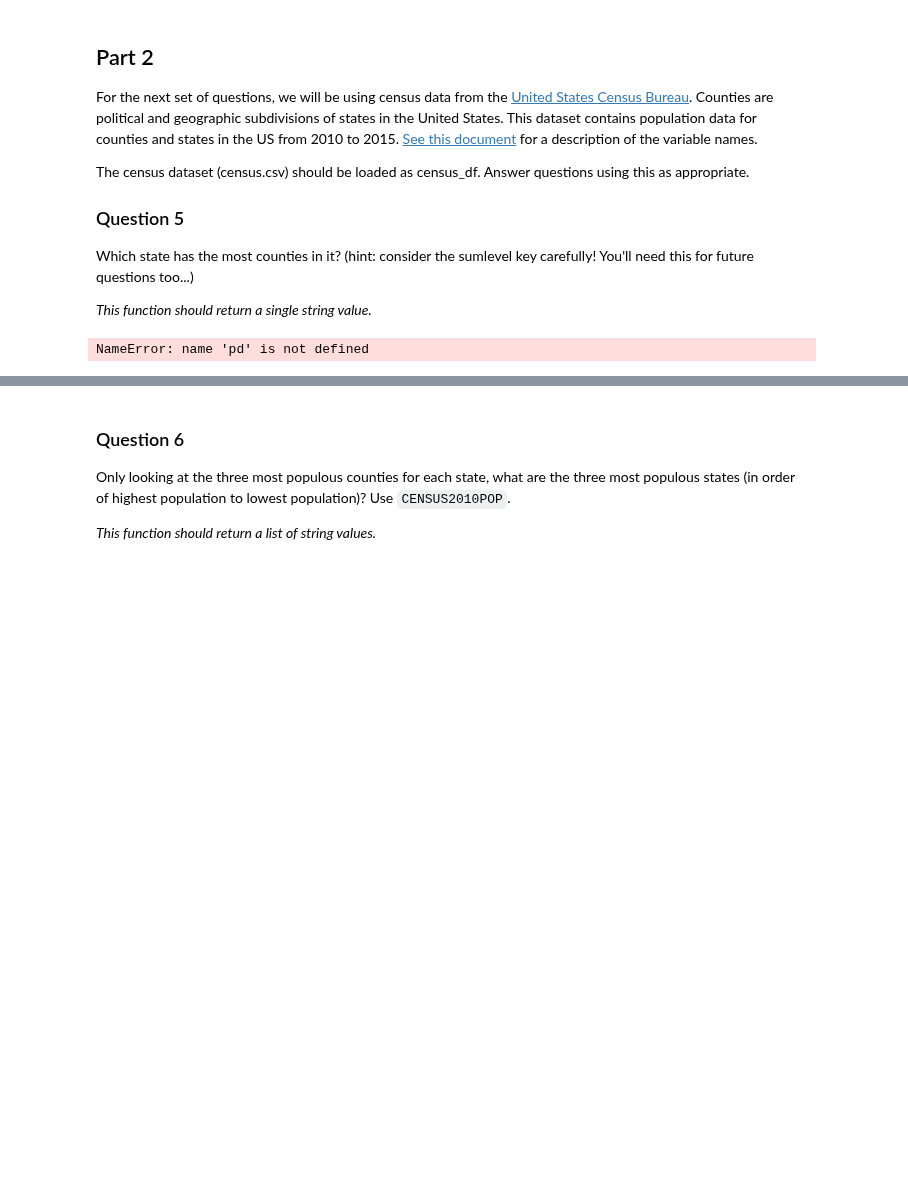
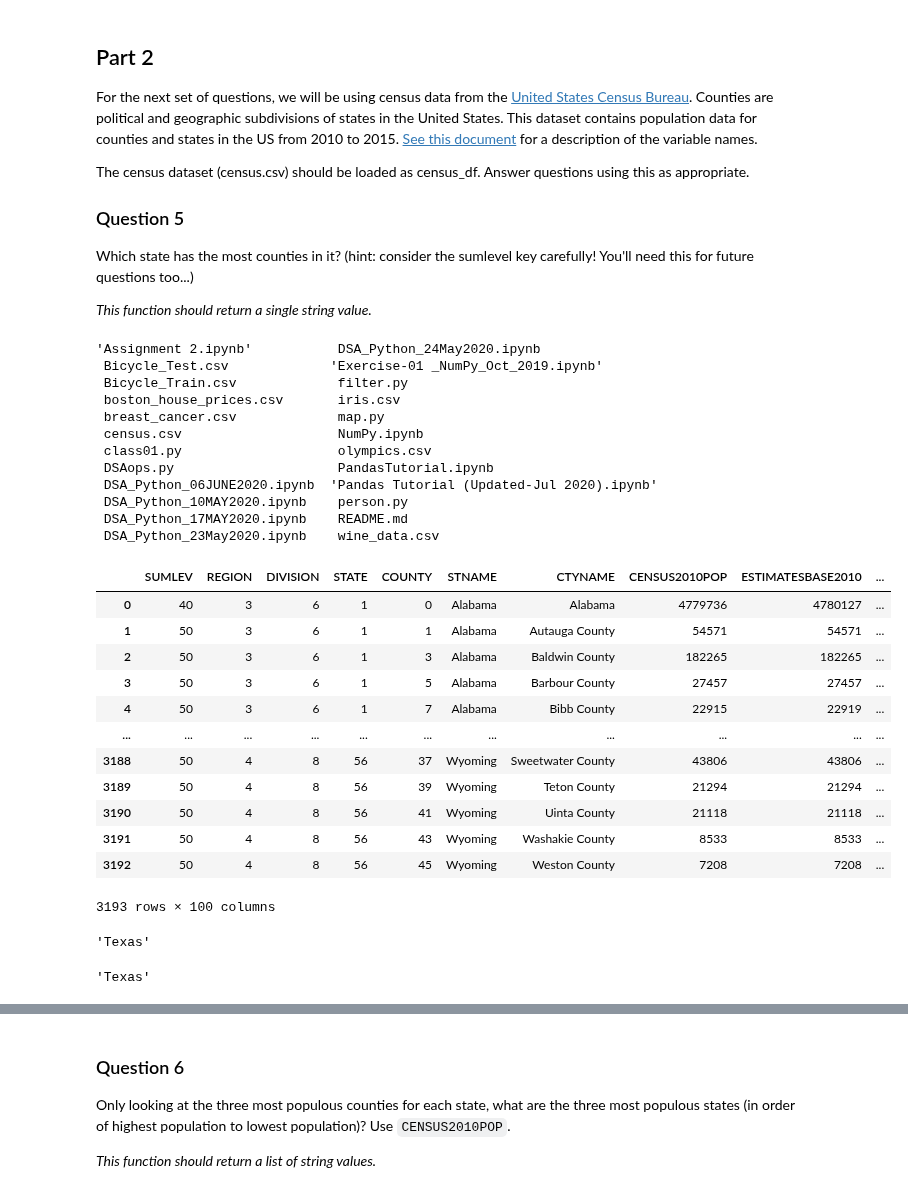
Before and after one commit to aicharya/DSA_Python, a Jupyter notebook: Assignment 2.ipynb, the cells around one changed output, grey strips where cells are left out. Cells and saved outputs as stored; diff of their text form; code cells hidden in the pictures; blank space fills up the shorter version.

```diff
--- a/Assignment 2.ipynb
+++ b/Assignment 2.ipynb
@@ -293,11 +303,47 @@ Which state has the most counties in it? (hint: consider the sumlevel key carefu
 
 *This function should return a single string value.*
 # %%
+
 census_df = pd.read_csv('census.csv')
 !ls
-census_df.head()
+census_df
 # %% [output]
-NameError: name 'pd' is not defined
+'Assignment 2.ipynb'           DSA_Python_24May2020.ipynb
+ Bicycle_Test.csv             'Exercise-01 _NumPy_Oct_2019.ipynb'
+ Bicycle_Train.csv             filter.py
+ boston_house_prices.csv       iris.csv
+ breast_cancer.csv             map.py
+ census.csv                    NumPy.ipynb
+ class01.py                    olympics.csv
+ DSAops.py                     PandasTutorial.ipynb
+ DSA_Python_06JUNE2020.ipynb  'Pandas Tutorial (Updated-Jul 2020).ipynb'
+ DSA_Python_10MAY2020.ipynb    person.py
+ DSA_Python_17MAY2020.ipynb    README.md
+ DSA_Python_23May2020.ipynb    wine_data.csv
+|  | SUMLEV | REGION | DIVISION | STATE | COUNTY | STNAME | CTYNAME | CENSUS2010POP | ESTIMATESBASE2010 | ... |
+| 0 | 40 | 3 | 6 | 1 | 0 | Alabama | Alabama | 4779736 | 4780127 | ... |
+| 1 | 50 | 3 | 6 | 1 | 1 | Alabama | Autauga County | 54571 | 54571 | ... |
+| 2 | 50 | 3 | 6 | 1 | 3 | Alabama | Baldwin County | 182265 | 182265 | ... |
+| 3 | 50 | 3 | 6 | 1 | 5 | Alabama | Barbour County | 27457 | 27457 | ... |
+| 4 | 50 | 3 | 6 | 1 | 7 | Alabama | Bibb County | 22915 | 22919 | ... |
+| ... | ... | ... | ... | ... | ... | ... | ... | ... | ... | ... |
+| 3188 | 50 | 4 | 8 | 56 | 37 | Wyoming | Sweetwater County | 43806 | 43806 | ... |
+| 3189 | 50 | 4 | 8 | 56 | 39 | Wyoming | Teton County | 21294 | 21294 | ... |
+| 3190 | 50 | 4 | 8 | 56 | 41 | Wyoming | Uinta County | 21118 | 21118 | ... |
+| 3191 | 50 | 4 | 8 | 56 | 43 | Wyoming | Washakie County | 8533 | 8533 | ... |
+| 3192 | 50 | 4 | 8 | 56 | 45 | Wyoming | Weston County | 7208 | 7208 | ... |
+3193 rows × 100 columns
+# %%
+county_df = census_df[ census_df["SUMLEV"] == 50 ]
+county_df["STNAME"].value_counts().idxmax()
+# %% [output]
+'Texas'
 # %%
 def answer_five():
-    return "YOUR ANSWER HERE"
+  county_df = census_df[ census_df["SUMLEV"] != 40 ]
+  return county_df["STNAME"].value_counts().idxmax()
+  #return "YOUR ANSWER HERE"
+
+answer_five()
+# %% [output]
+'Texas'
```
Also changed, not shown: parts of 18 cells of this notebook.
